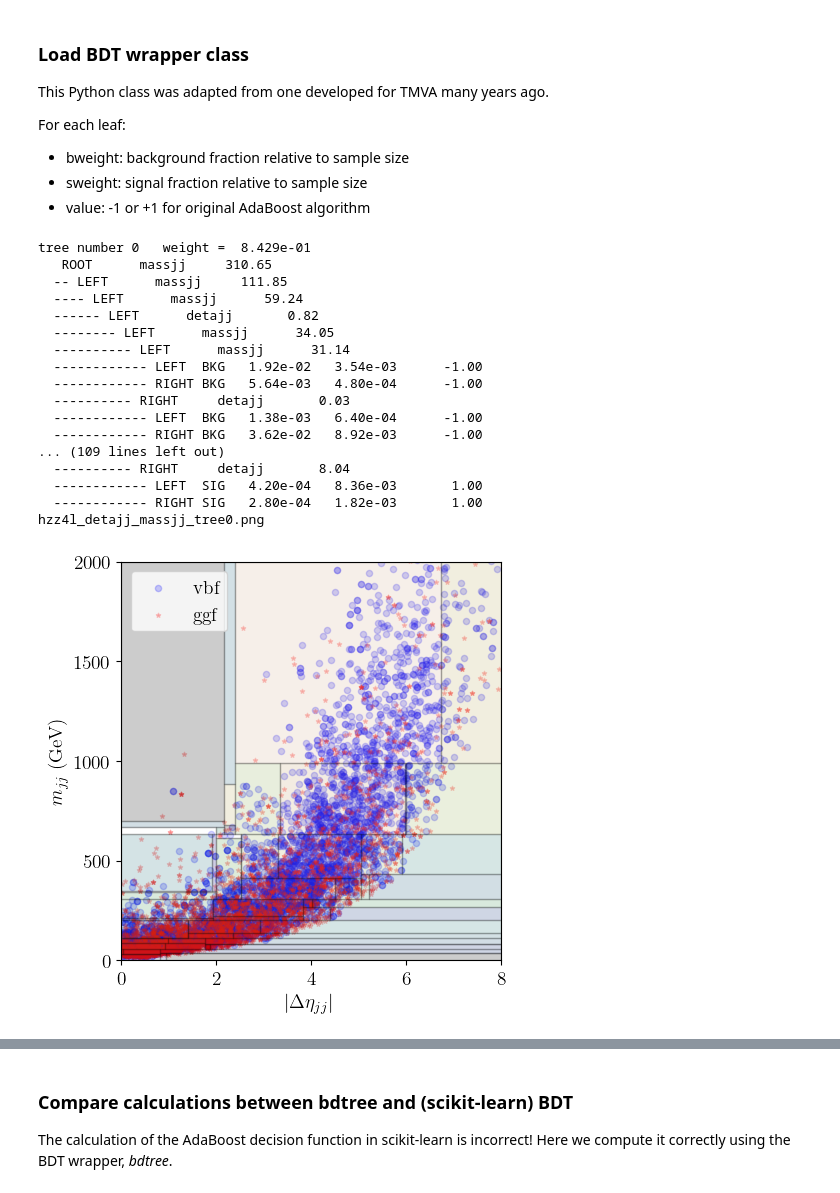
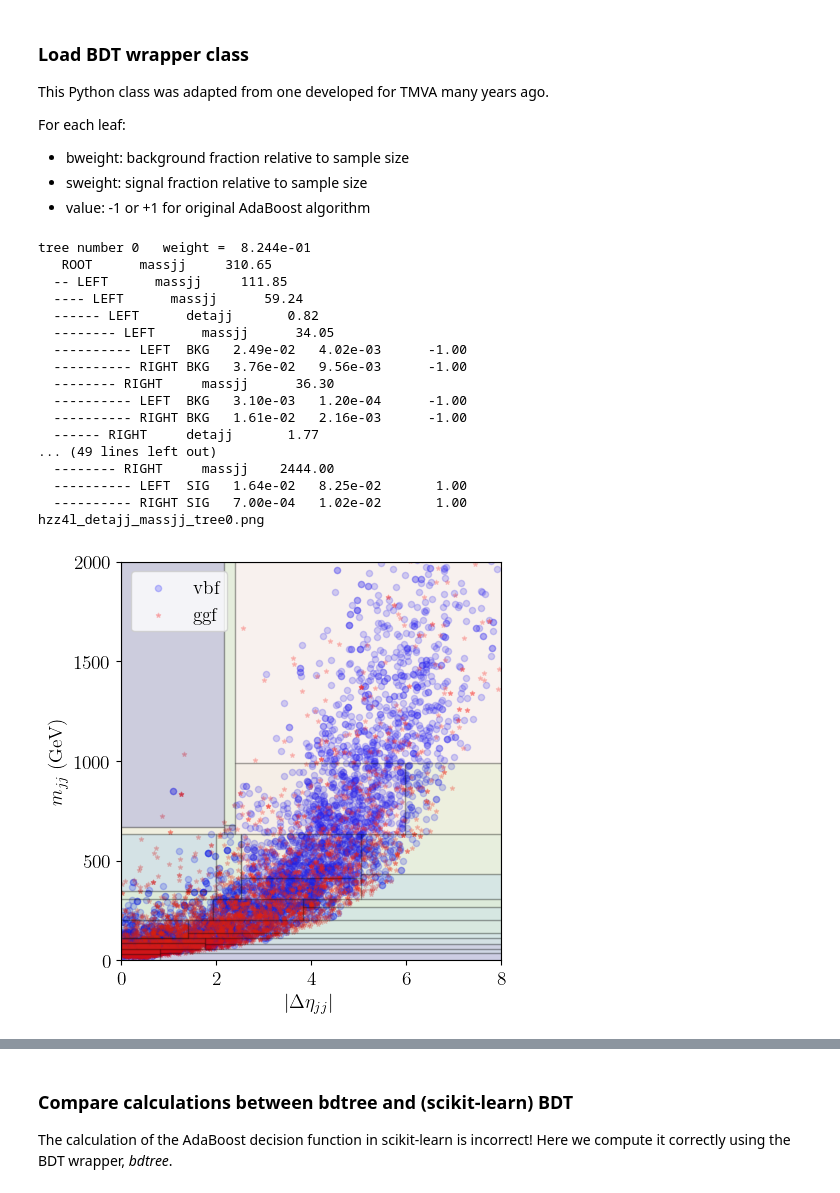
Before and after one commit to hbprosper/Terascale, a Jupyter notebook: 01_BDT/hzz4l_sklearn.ipynb, the cells around one changed output, grey strips where cells are left out. Drawn from its saved outputs; the diff is of its cells as text; code cells hidden in the pictures.

```diff
--- a/01_BDT/hzz4l_sklearn.ipynb
+++ b/01_BDT/hzz4l_sklearn.ipynb
@@ -199,7 +199,8 @@ def plot_data(sig, bkg, h=None,
               contour_colors='rainbow',
               bdt_colors='rainbow',
               ftsize=FONTSIZE,
-              bdt=None):
+              bdt=None,
+              addweight=True):
 
     # make room for 1 sub-plot
     fig, ax = plt.subplots(nrows=1, ncols=1, figsize=fgsize)
@@ -224,7 +225,7 @@ def plot_data(sig, bkg, h=None,
     if bdt:
         bdt.plot2D(itree, ax,
                    colormap=bdt_colors,
-                   alpha=alpha)
+                   alpha=alpha, addweight=addweight)
     else:
         ax.grid()
 
@@ -268,5 +277,5 @@ hzz4l_detajj_massjj_with_contours.png
 # %%
-bdt = AdaBoostClassifier(DecisionTreeClassifier(max_depth=6),
+bdt = AdaBoostClassifier(DecisionTreeClassifier(max_depth=5),
                                                 #min_samples_leaf=M),
                          algorithm="SAMME",
                          n_estimators=100)
@@ -292,35 +301,35 @@ For each leaf:
 # %%
 import bdtutil as bd
 
 bdtree = bd.BDT(bdt)
 
 itree = 0
 bdtree.printTree(itree)
 
 plot_data(sig, bkg,
           fgsize=(5, 5),
           filename='hzz4l_%s_%s_tree0.png' % (XNAME, YNAME),
           bdt=bdtree,
-          bdt_colors='gist_earth')
+          bdt_colors='gist_earth', addweight=False)
 # %% [output]
-tree number 0   weight =  8.429e-01
+tree number 0   weight =  8.244e-01
    ROOT      massjj     310.65
   -- LEFT      massjj     111.85
   ---- LEFT      massjj      59.24
   ------ LEFT      detajj       0.82
   -------- LEFT      massjj      34.05
-  ---------- LEFT      massjj      31.14
-  ------------ LEFT  BKG   1.92e-02   3.54e-03      -1.00
-  ------------ RIGHT BKG   5.64e-03   4.80e-04      -1.00
-  ---------- RIGHT     detajj       0.03
-  ------------ LEFT  BKG   1.38e-03   6.40e-04      -1.00
-  ------------ RIGHT BKG   3.62e-02   8.92e-03      -1.00
-... (109 lines left out)
-  ---------- RIGHT     detajj       8.04
-  ------------ LEFT  SIG   4.20e-04   8.36e-03       1.00
-  ------------ RIGHT SIG   2.80e-04   1.82e-03       1.00
+  ---------- LEFT  BKG   2.49e-02   4.02e-03      -1.00
+  ---------- RIGHT BKG   3.76e-02   9.56e-03      -1.00
+  -------- RIGHT     massjj      36.30
+  ---------- LEFT  BKG   3.10e-03   1.20e-04      -1.00
+  ---------- RIGHT BKG   1.61e-02   2.16e-03      -1.00
+  ------ RIGHT     detajj       1.77
+... (49 lines left out)
+  -------- RIGHT     massjj    2444.00
+  ---------- LEFT  SIG   1.64e-02   8.25e-02       1.00
+  ---------- RIGHT SIG   7.00e-04   1.02e-02       1.00
 hzz4l_detajj_massjj_tree0.png
-[figure, old version]
+[figure, new version]
 # %%
 def plot_trees(bdt,
                xname=XNAME, yname=YNAME,
```
Also changed, not shown: parts of 10 cells of this notebook, 5 other files.
